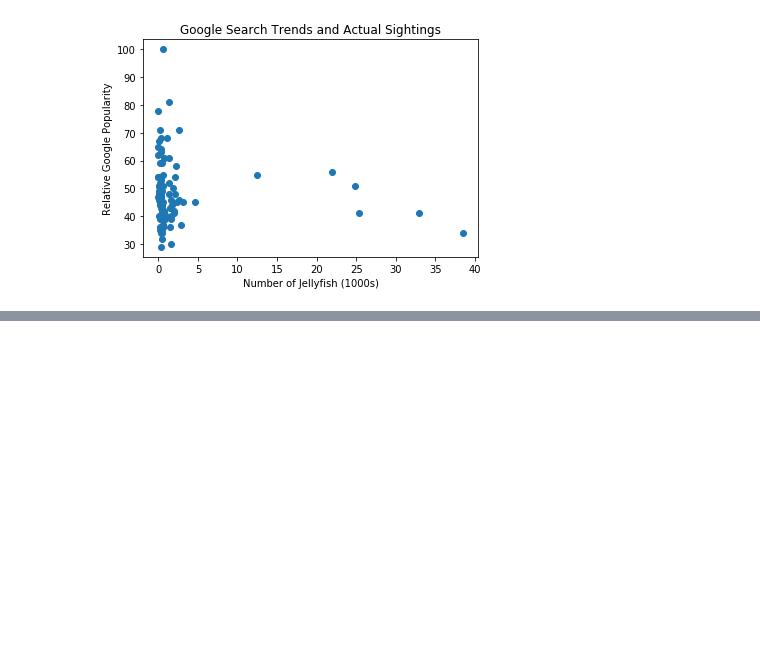
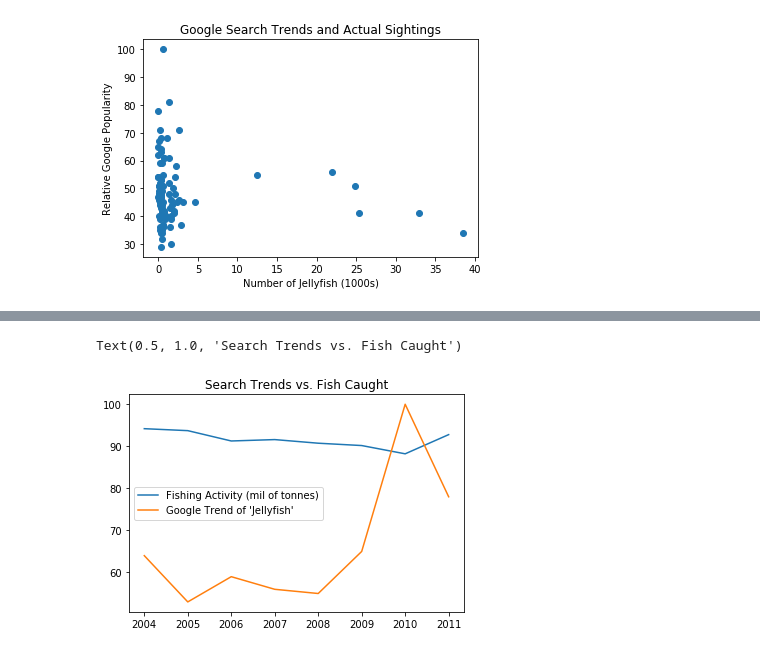
Before and after one commit to anniid/project_1, a Jupyter notebook: google search impact.ipynb, the cells around one changed output, grey strips where cells are left out. Saved outputs shown, nothing was run; the diff lists cells and outputs as text; code cells hidden in the pictures; blank space fills up the shorter version.

Commit message:
analysis of google versus fishing totals

```diff
--- a/google search impact.ipynb
+++ b/google search impact.ipynb
@@ -92,3 +92,6 @@ plt.xlim("Jan. '04","Dec.'11")
 plt.show()
 # %% [output]
 [figure]
+# %%
+#import different version of google trend data which better matches next analysis
+google_trends=pd.read_csv("./Data/jelly_search_annualMAX.csv")
@@ -94,0 +110,3 @@ plt.show()
+# %%
+#import fishing activity csv
+fishing_activity=pd.read_csv("./Data/fishing_totals_v3.csv")
@@ -94,0 +125,7 @@ plt.show()
+# %%
+#create new DF containing both sets of data
+merged_df2=pd.DataFrame({"Year":fishing_activity["Year"],
+                        "Tonnes of Fish Caught (mil)":fishing_activity["Tonnes of Fish Caught (mil)"],
+                         "Google Search Trend":google_trends["Max Annual Popularity"]
+                        })
+merged_df2
@@ -94,0 +142,11 @@ plt.show()
+# %%
+#plot google trends versus fishing activity
+x1=merged_df2["Year"]
+
+plt.plot(x1,merged_df2["Tonnes of Fish Caught (mil)"],label="Fishing Activity (mil of tonnes)")
+plt.plot(x1,merged_df2["Google Search Trend"],label="Google Trend of 'Jellyfish'")
+plt.legend()
+plt.title("Search Trends vs. Fish Caught")
+# %% [output]
+Text(0.5, 1.0, 'Search Trends vs. Fish Caught')
+[figure, added]
```
Also changed, not shown: parts of 6 cells of this notebook, 5 other files.
